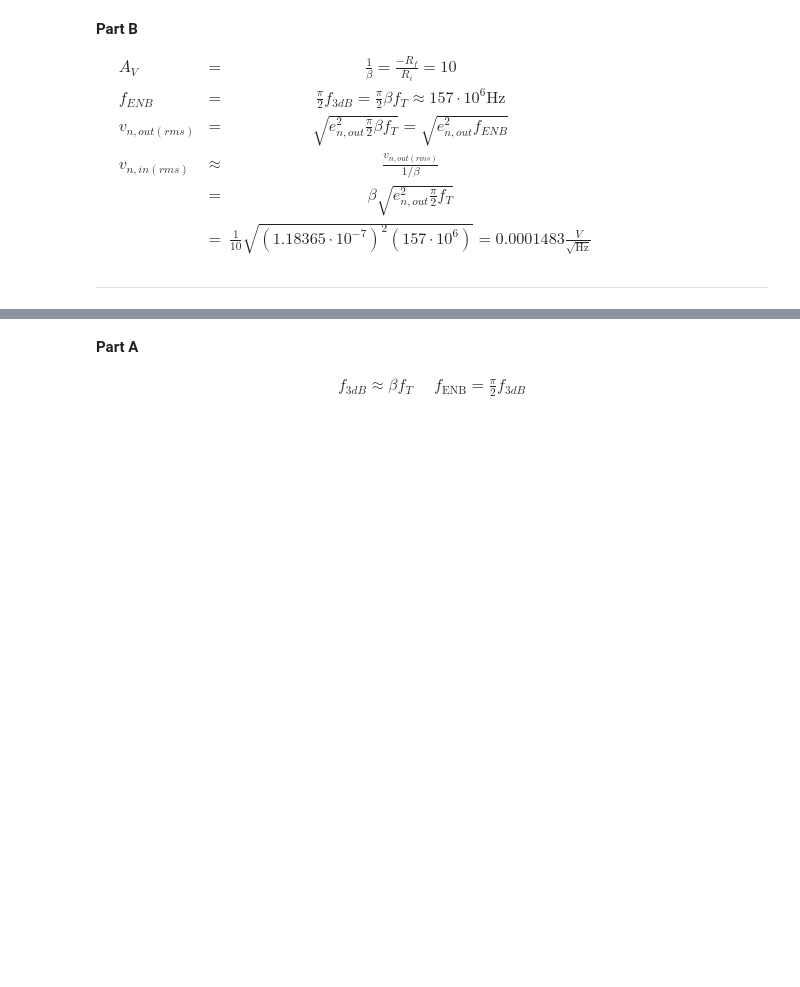
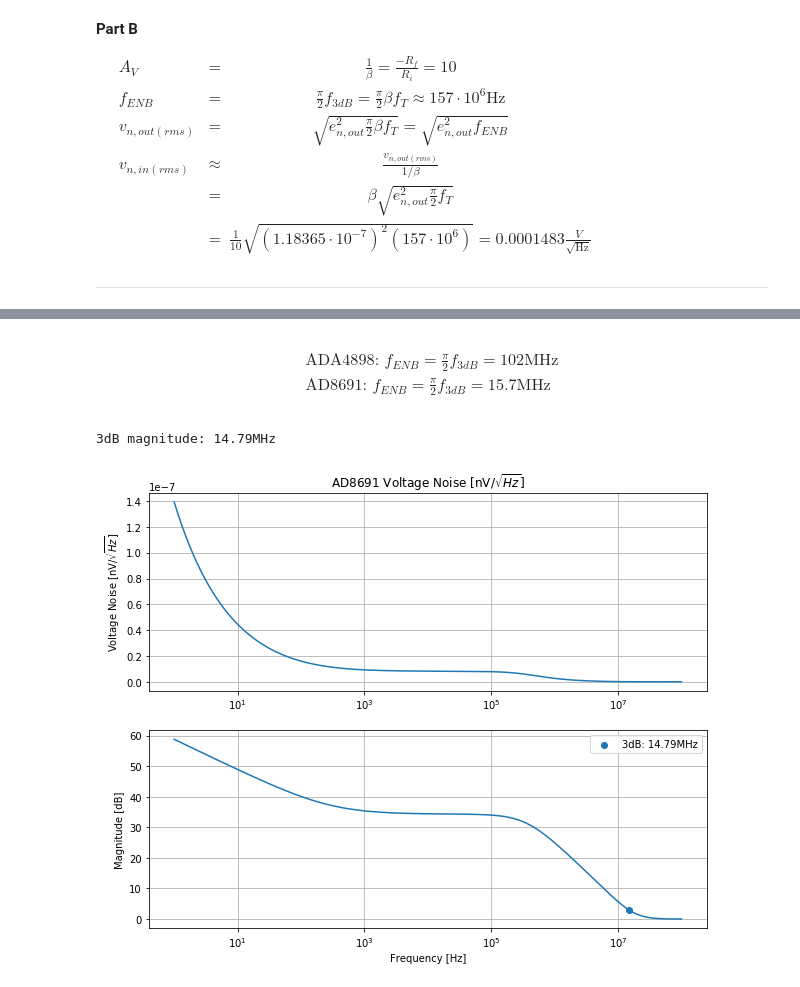
Before and after one commit to kegedy/EE538, a Jupyter notebook: hw/kevin/hw06/HW06.ipynb, the cells around one changed output, grey strips where cells are left out. Drawn from its saved outputs; the diff is of its cells as text; code cells hidden in the pictures; blank space fills up the shorter version.

```diff
--- a/hw/kevin/hw06/HW06.ipynb
+++ b/hw/kevin/hw06/HW06.ipynb
@@ -165,8 +178,37 @@ plt.show();
 # %% [markdown]
-**Part A**
-
 $$\begin{align}
   \begin{array}{ll}
- f_{3dB} \approx \beta f_T && f_{\text{ENB}} = \frac{\pi}{2}f_{3dB}
+    \text{ADA4898: } f_{ENB} = \frac{\pi}{2} f_{3dB}  = 102 \text{MHz} \\
+    \text{AD8691: } f_{ENB} = \frac{\pi}{2} f_{3dB}  = 15.7 \text{MHz}
   \end{array}
 \end{align}$$
+# %%
+filepath = 'data/AD8691.txt'
+df = pd.read_csv(filepath)
+freq = df['frequency']
+mag1 = df['V(onoise)']
+mag2 = 20*np.log10(df['V(onoise)']/min(df['V(onoise)']))
+
+#Find 3dB Magnitude
+x0 = np.where(mag2<=3)[0][0]
+f0 = freq.iloc[x0]
+label = "{:.2f}".format(round(f0/1e6,2))
+print(f"3dB magnitude: {label}MHz")
+# %% [output]
+3dB magnitude: 14.79MHz
+# %%
+#Plot
+fig, axs = plt.subplots(2,figsize=(10,8))
+axs[0].set_title('AD8691 Voltage Noise [nV/$\sqrt{Hz}$]')
+axs[0].semilogx(freq, mag1)
+axs[0].set_ylabel('Voltage Noise [nV/$\sqrt{Hz}$]')
+axs[0].grid()
+axs[1].semilogx(freq, mag2)
+axs[1].scatter(freq[x0], mag2[x0], label=f'3dB: {label}MHz')
+axs[1].set_xlabel('Frequency [Hz]')
+axs[1].set_ylabel('Magnitude [dB]')
+axs[1].legend()
+axs[1].grid()
+plt.show();
+# %% [output]
+[figure, added]
```
Also changed, not shown: parts of 5 cells of this notebook, 6 other files.
